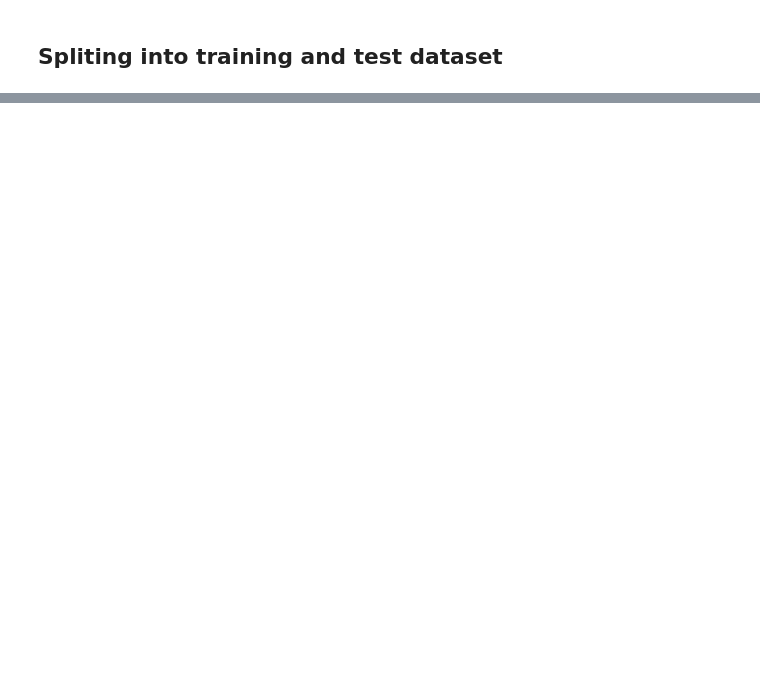
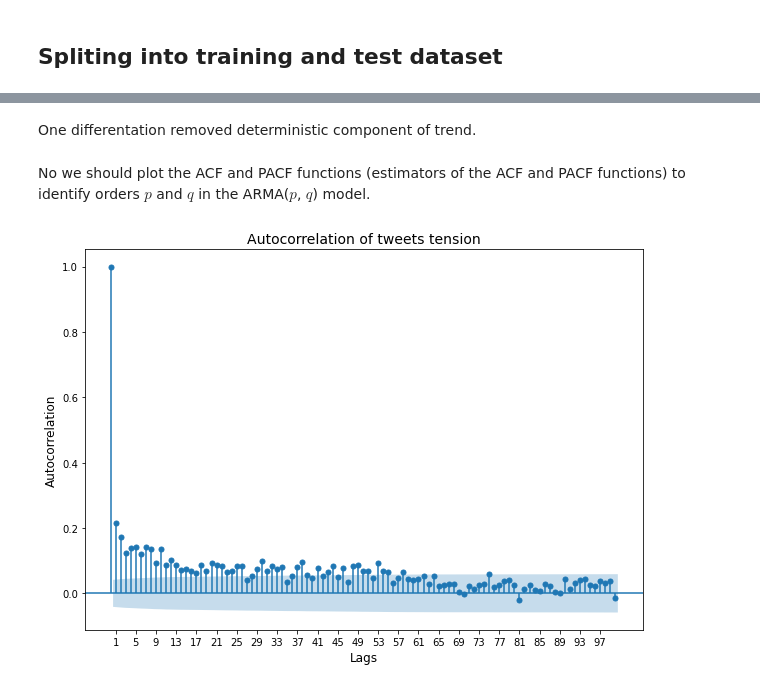
Before and after one commit to pkrukowski1/Data-Mining, a Jupyter notebook: Palpatine/Time_series_analysis.ipynb, the cells around one changed output, grey strips where cells are left out. Drawn from its saved outputs; the diff is of its cells as text; code cells hidden in the pictures; blank space fills up the shorter version.

Commit message:
Identifying first models - AR and MA

```diff
--- a/Palpatine/Time_series_analysis.ipynb
+++ b/Palpatine/Time_series_analysis.ipynb
@@ -136,0 +138,17 @@ fig.show()
+# %% [markdown]
+One differentation removed deterministic component of trend.
+# %%
+ts_train_diff = ts_train.diff()
+ts_train_diff = ts_train_diff.dropna()
+# %% [markdown]
+No we should plot the ACF and PACF functions (estimators of the ACF and PACF functions) to identify orders $p$ and $q$ in the ARMA($p$, $q$) model.
+# %%
+plt.rc("figure", figsize=(10, 7))
+stm_plots.plot_acf(ts_train_diff, lags = 100)
+plt.xlabel('Lags', fontsize=12)
+plt.xticks([_ for _ in range(1, 101, 4)])
+plt.ylabel('Autocorrelation', fontsize=12)
+plt.title('Autocorrelation of tweets tension', fontsize=14)
+plt.show()
+# %% [output]
+[figure, added]
```
Also changed, not shown: parts of 13 cells of this notebook.
